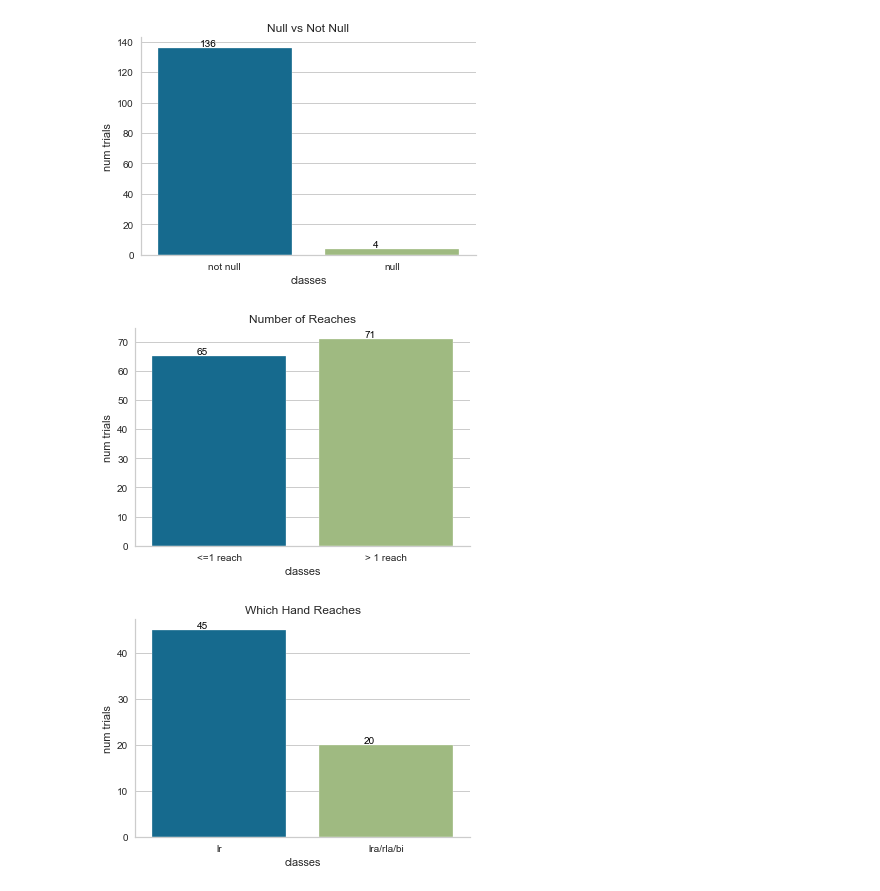
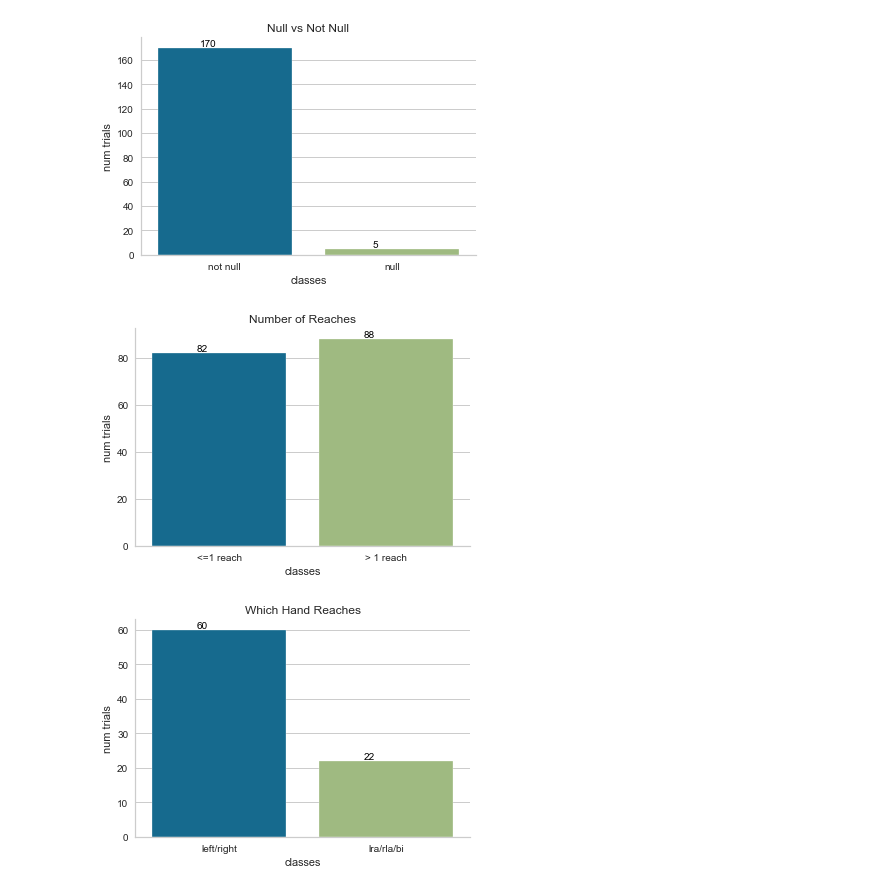
Before and after one commit to BouchardLab/ReachMaster, a Jupyter notebook: software/ReachSplitter/Trial_Classification_Workflow-classification-visualization_15.ipynb, the cells around one changed output. Cells and saved outputs as stored; diff of their text form; code cells hidden in the pictures.

Commit message:
ipynb for class bal/dendro train on all data

```diff
--- a/software/ReachSplitter/Trial_Classification_Workflow-classification-visualization_15.ipynb
+++ b/software/ReachSplitter/Trial_Classification_Workflow-classification-visualization_15.ipynb
@@ -136,8 +136,15 @@ def main_4():
     X_train, X_test, y_train, y_test = CU.split_ML_array(final_ML_feature_array, final_labels_array, t=0.2)
 
     # type_labels_y_train, num_labels_y_train, hand_labels_y_train, tug_labels_y_train, switch_labels_y_train \
+    final_labels_array = CU.get_ML_labels(final_labels_array)
     y_train = CU.get_ML_labels(y_train)
     y_test = CU.get_ML_labels(y_test)
+
+
+    ### to run on all data ###
+    X_train = final_ML_feature_array
+    y_train = final_labels_array
+
 
 
     ### classify ###
@@ -152,9 +159,9 @@ def main_4():
 
     # REMOVE NULL TRIALS
     toRemove = 1  # remove null trials # 1 if null, 0 if real trial
-    print(np.array(X_train).shape, np.array(y_train).shape)
+    #print(np.array(X_train).shape, np.array(y_train).shape)
     X_train_null, y_train_null = remove_trials(X_train, y_train, predictions_null, toRemove)
-    print(X_train_null.shape, y_train_null.shape)
+    #print(X_train_null.shape, y_train_null.shape)
 
     # 2. NUM REACHES
     num_labels_y_train = y_train_null[1]
@@ -163,7 +170,7 @@ def main_4():
     # REMOVE >1 REACH TRIALS
     toRemove = 1  # remove >1 reaches # 0 if <1, 1 if > 1 reaches
     X_train_reaches, y_train_reaches = remove_trials(X_train_null, y_train_null, predictions_reaches, toRemove)
-    print(X_train_reaches.shape, y_train_reaches.shape)
+    #print(X_train_reaches.shape, y_train_reaches.shape)
 
     # 2. WHICH HAND
     hand_labels_y_train = y_train_reaches[2]
@@ -172,7 +179,7 @@ def main_4():
     # REMOVE lra/rla/bi HAND TRIALS
     toRemove = 1  # remove lra/rla/bi reaches # 1 if lra/rla/bi, 0 for l/r reaches
     X_train_hand, y_train_hand = remove_trials(X_train_reaches, y_train_reaches, predictions_hand, toRemove)
-    print(X_train_hand.shape, y_train_hand.shape)
+    #print(X_train_hand.shape, y_train_hand.shape)
 
     scores = [score_null, score_hand, score_reaches]
     trained_models = [classifier_pipeline_null, classifier_pipeline_reaches, classifier_pipeline_hand]
@@ -181,6 +188,7 @@ def main_4():
                           X_train_reaches.shape[0], X_train_hand.shape[0]]
 
     #print(sum(predictions_null), sum(predictions_reaches), sum(predictions_hand))
+    #print(sum(hand_labels_y_train), len(hand_labels_y_train))
 
     return scores, trained_models, preds, num_trials_at_split
 # %%
@@ -211,6 +197,6 @@ scores, trained_models, preds, num_trials_at_split
 # %%
 ##############
-# DISPLAY CLASS BALANCES
+# DISPLAY PREDICTED CLASS BALANCES
 ##############
 
 # calculate values
@@ -241,21 +227,21 @@ def visualize_classbalance(classNames, numTrials):
 
 visualize_classbalance(['not null', 'null'], [not_null, null]).set_title("Null vs Not Null");
 # %% [output]
-[figure, old version]
+[figure, new version]
 # %%
 ##############
 # DISPLAY CLASS BALANCES
 ##############
 visualize_classbalance(['<=1 reach', '> 1 reach'], [num_reaches1, num_reaches2]).set_title("Number of Reaches");
 # %% [output]
-[figure, old version]
+[figure, new version]
 # %%
 ##############
 # DISPLAY CLASS BALANCES
 ##############
-visualize_classbalance(['lr', 'lra/rla/bi'], [lr, lra_rla_bi]).set_title("Which Hand Reaches");
+visualize_classbalance(['left/right', 'lra/rla/bi'], [lr, lra_rla_bi]).set_title("Which Hand Reaches");
 # %% [output]
-[figure, old version]
+[figure, new version]
 # %%
 ##############
 # GENERATE DENDROGRAM
```
Also changed, not shown: parts of 1 cell of this notebook.
